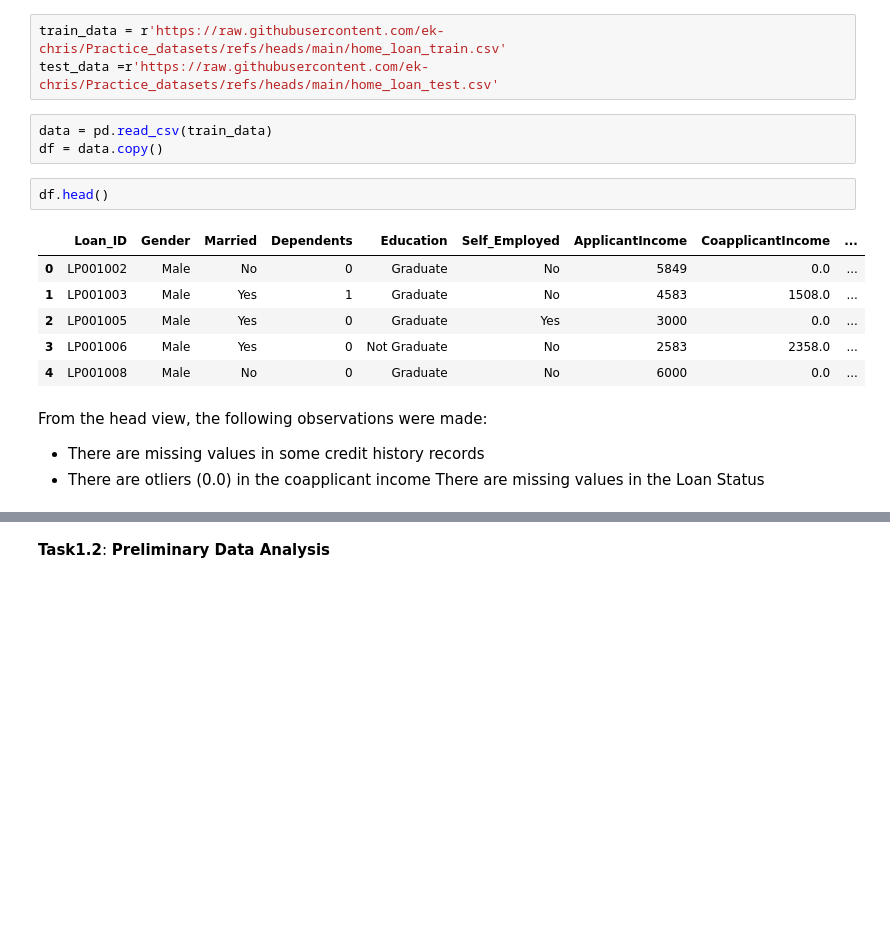
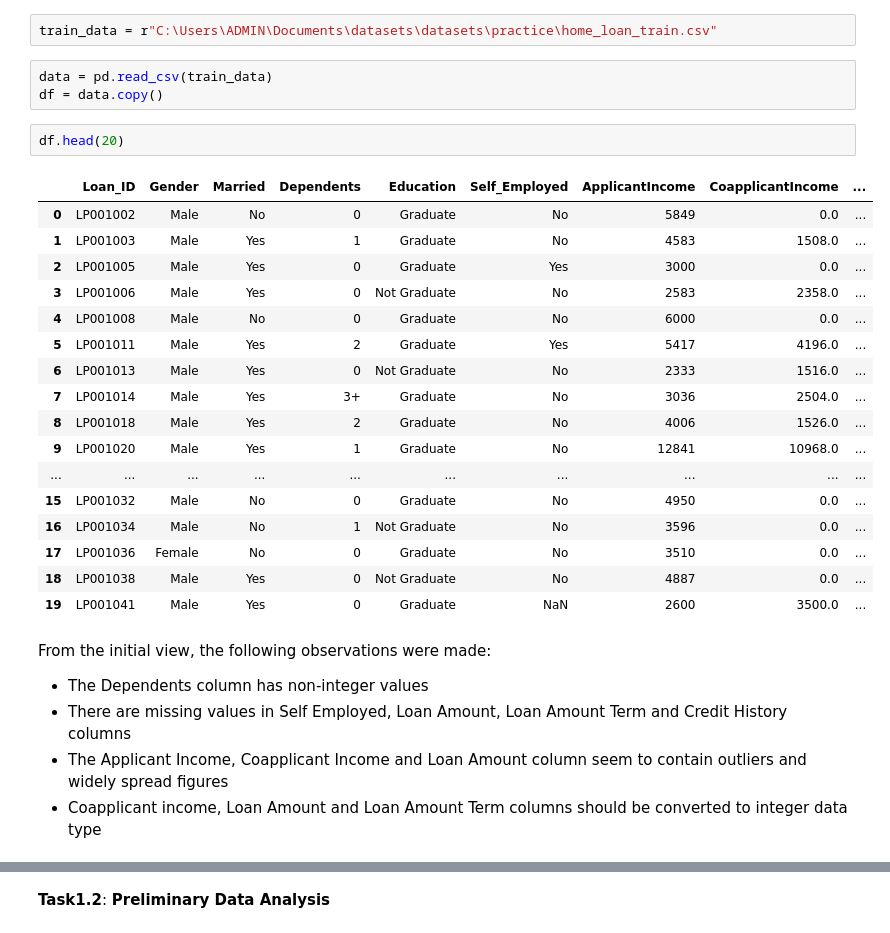
Before and after one commit to Adelegan-JD/TASKS, a Jupyter notebook: Week_11/adelegan_deborah_task_25.ipynb, the cells around one changed output, grey strips where cells are left out. Saved outputs shown, nothing was run; the diff lists cells and outputs as text; blank space fills up the shorter version.

```diff
--- a/Week_11/adelegan_deborah_task_25.ipynb
+++ b/Week_11/adelegan_deborah_task_25.ipynb
@@ -12,23 +12,33 @@ import scipy.stats as stat
 # %% [markdown]
 **Task 1.1**: Data Collection
 # %%
-train_data = r'https://raw.githubusercontent.com/ek-chris/Practice_datasets/refs/heads/main/home_loan_train.csv'
-test_data =r'https://raw.githubusercontent.com/ek-chris/Practice_datasets/refs/heads/main/home_loan_test.csv'
+train_data = r"C:\Users\ADMIN\Documents\datasets\datasets\practice\home_loan_train.csv"
 # %%
 data = pd.read_csv(train_data)
 df = data.copy()
 # %%
-df.head()
+df.head(20)
 # %% [output]
 |  | Loan_ID | Gender | Married | Dependents | Education | Self_Employed | ApplicantIncome | CoapplicantIncome | ... |
 | 0 | LP001002 | Male | No | 0 | Graduate | No | 5849 | 0.0 | ... |
 | 1 | LP001003 | Male | Yes | 1 | Graduate | No | 4583 | 1508.0 | ... |
 | 2 | LP001005 | Male | Yes | 0 | Graduate | Yes | 3000 | 0.0 | ... |
 | 3 | LP001006 | Male | Yes | 0 | Not Graduate | No | 2583 | 2358.0 | ... |
 | 4 | LP001008 | Male | No | 0 | Graduate | No | 6000 | 0.0 | ... |
+| 5 | LP001011 | Male | Yes | 2 | Graduate | Yes | 5417 | 4196.0 | ... |
+| 6 | LP001013 | Male | Yes | 0 | Not Graduate | No | 2333 | 1516.0 | ... |
+| 7 | LP001014 | Male | Yes | 3+ | Graduate | No | 3036 | 2504.0 | ... |
+| 8 | LP001018 | Male | Yes | 2 | Graduate | No | 4006 | 1526.0 | ... |
+| 9 | LP001020 | Male | Yes | 1 | Graduate | No | 12841 | 10968.0 | ... |
+| ... | ... | ... | ... | ... | ... | ... | ... | ... | ... |
+| 15 | LP001032 | Male | No | 0 | Graduate | No | 4950 | 0.0 | ... |
+| 16 | LP001034 | Male | No | 1 | Not Graduate | No | 3596 | 0.0 | ... |
+| 17 | LP001036 | Female | No | 0 | Graduate | No | 3510 | 0.0 | ... |
+| 18 | LP001038 | Male | Yes | 0 | Not Graduate | No | 4887 | 0.0 | ... |
+| 19 | LP001041 | Male | Yes | 0 | Graduate | NaN | 2600 | 3500.0 | ... |
 # %% [markdown]
- From the head view, the following observations were made:
-
-- There are missing values in some credit history records
-- There are otliers (0.0) in the coapplicant income
-There are missing values in the Loan Status
+ From the initial view, the following observations were made:
+- The Dependents column has non-integer values
+- There are missing values in Self Employed, Loan Amount, Loan Amount Term and Credit History columns
+- The Applicant Income, Coapplicant Income  and Loan Amount column seem to contain outliers and widely spread figures
+- Coapplicant income, Loan Amount and Loan Amount Term columns should be converted to integer data type
```
Also changed, not shown: parts of 7 cells of this notebook, 1 other file.
